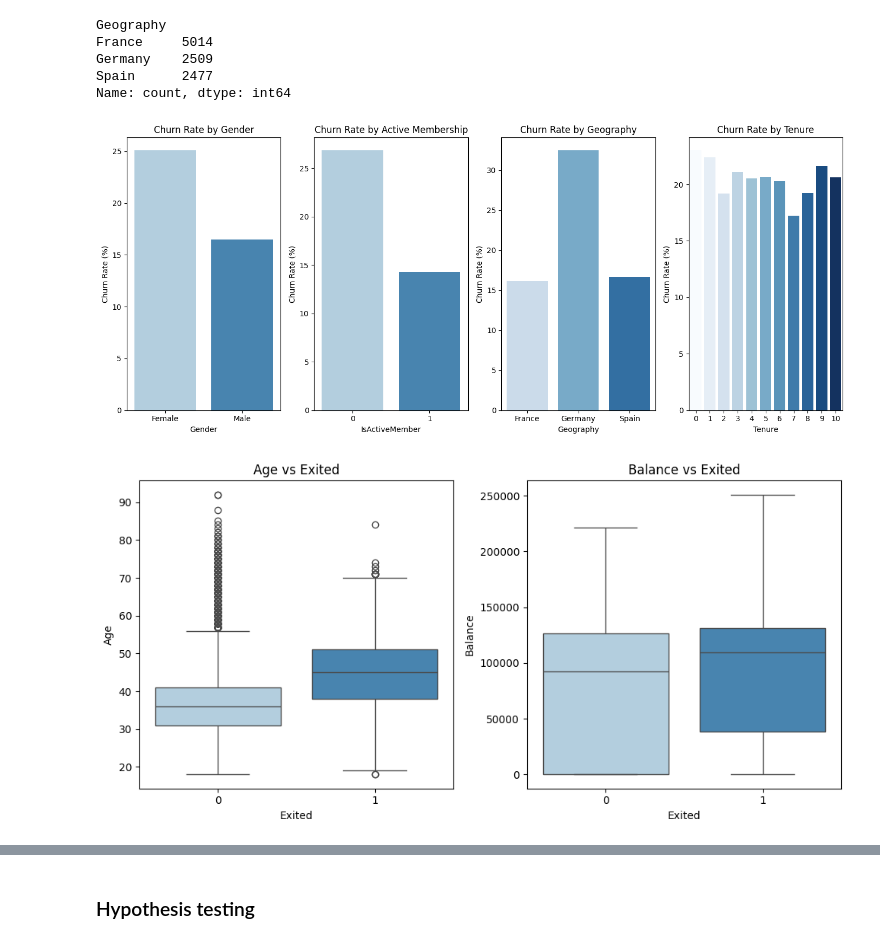
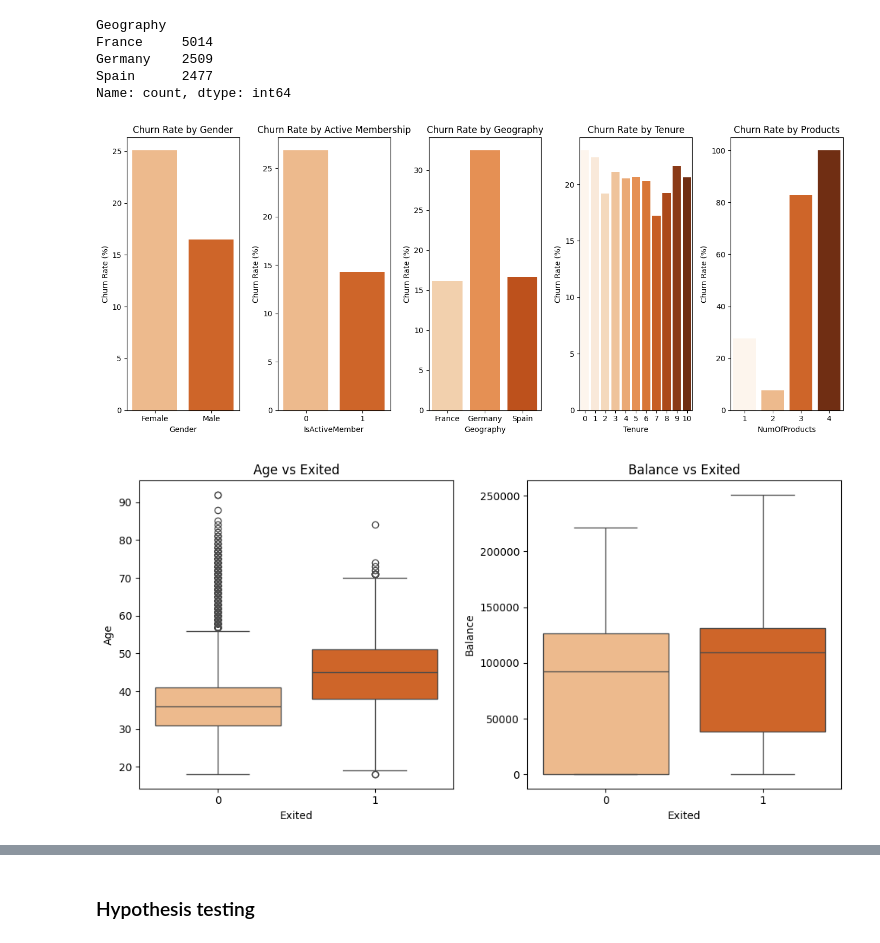
Before and after one commit to Loredane-2024/final-project, a Jupyter notebook: notebooks/final_project.ipynb, the cells around one changed output, grey strips where cells are left out. Saved outputs shown, nothing was run; the diff lists cells and outputs as text; code cells hidden in the pictures.

```diff
--- a/notebooks/final_project.ipynb
+++ b/notebooks/final_project.ipynb
@@ -202,40 +212,47 @@ Name: count, dtype: int64
 # %%
 # Calculate the churn rate by Gender, IsActiveMember and Geography
 churn_rate_by_gender = df_churn.groupby("Gender")["Exited"].apply(lambda x: (x.sum() / x.count()) * 100)
 churn_rate_by_active = df_churn.groupby("IsActiveMember")["Exited"].apply(lambda x: (x.sum() / x.count()) * 100)
 churn_rate_by_geography = df_churn.groupby("Geography")["Exited"].apply(lambda x: (x.sum() / x.count()) * 100)
 churn_rate_by_tenure = df_churn.groupby("Tenure")["Exited"].apply(lambda x: (x.sum() / x.count()) * 100)
+churn_rate_by_product =df_churn.groupby("NumOfProducts")["Exited"].apply(lambda x: (x.sum() / x.count()) * 100)
 
 plt.figure(figsize=(14, 6))
 
 # Churn rate by Gender
-plt.subplot(1, 4, 1)
-sns.barplot(x=churn_rate_by_gender.index, y=churn_rate_by_gender.values, hue= churn_rate_by_gender.index, legend= False, palette="Blues")
+plt.subplot(1, 5, 1)
+sns.barplot(x=churn_rate_by_gender.index, y=churn_rate_by_gender.values, hue= churn_rate_by_gender.index, legend= False, palette="Oranges")
 plt.title("Churn Rate by Gender")
 plt.ylabel("Churn Rate (%)")
 
 # Churn rate by IsActiveMember
-plt.subplot(1, 4, 2)
-sns.barplot(x=churn_rate_by_active.index, y=churn_rate_by_active.values, hue= churn_rate_by_active.index, legend= False, palette="Blues")
+plt.subplot(1, 5, 2)
+sns.barplot(x=churn_rate_by_active.index, y=churn_rate_by_active.values, hue= churn_rate_by_active.index, legend= False, palette="Oranges")
 plt.title("Churn Rate by Active Membership")
 plt.ylabel("Churn Rate (%)")
 
 # Churn rate by Geography
-plt.subplot(1, 4, 3)
-sns.barplot(x=churn_rate_by_geography.index, y=churn_rate_by_geography.values, hue=churn_rate_by_geography.index, legend= False, palette="Blues")
+plt.subplot(1, 5, 3)
+sns.barplot(x=churn_rate_by_geography.index, y=churn_rate_by_geography.values, hue=churn_rate_by_geography.index, legend= False, palette="Oranges")
 plt.title("Churn Rate by Geography")
 plt.ylabel("Churn Rate (%)")
 
 # Churn rate by Tenure
-plt.subplot(1, 4, 4)
-sns.barplot(x=churn_rate_by_tenure.index, y=churn_rate_by_tenure.values, hue=churn_rate_by_tenure.index, legend= False, palette="Blues")
+plt.subplot(1, 5, 4)
+sns.barplot(x=churn_rate_by_tenure.index, y=churn_rate_by_tenure.values, hue=churn_rate_by_tenure.index, legend= False, palette="Oranges")
 plt.title("Churn Rate by Tenure")
+plt.ylabel("Churn Rate (%)")
+
+# Churn rate by Products
+plt.subplot(1, 5, 5)
+sns.barplot(x=churn_rate_by_product.index, y=churn_rate_by_product.values, hue=churn_rate_by_product.index, legend= False, palette="Oranges")
+plt.title("Churn Rate by Products")
 plt.ylabel("Churn Rate (%)")
 
 plt.tight_layout()
 plt.show()
 # %% [output]
-[figure, old version]
+[figure, new version]
 # %%
 # Datasets to csv files for Tableau
 churn_rate_gender_df = churn_rate_by_gender.reset_index(name="Churn Rate by Gender")
@@ -252,15 +269,15 @@ churn_rate_tenure_df.to_csv("../data/clean/churn_rate_by_tenure.csv", index=Fals
 fig, axes = plt.subplots(1, 2, figsize=(10,5))
 
 # Relationship between Age and Exited
-sns.boxplot(x="Exited", y="Age", data=df_churn, ax=axes[0], hue="Exited", legend= False, palette="Blues")
+sns.boxplot(x="Exited", y="Age", data=df_churn, ax=axes[0], hue="Exited", legend= False, palette="Oranges")
 axes[0].set_title("Age vs Exited")
 
 # Relationship between Balance and Exited
-sns.boxplot(x="Exited", y="Balance", data=df_churn, ax=axes[1], hue="Exited", legend= False,palette="Blues")
+sns.boxplot(x="Exited", y="Balance", data=df_churn, ax=axes[1], hue="Exited", legend= False,palette="Oranges")
 axes[1].set_title("Balance vs Exited")
 
 plt.tight_layout()
 plt.show()
 # %% [output]
-[figure, old version]
+[figure, new version]
 # %%
```
Also changed, not shown: parts of 39 cells of this notebook, 18 other files.
